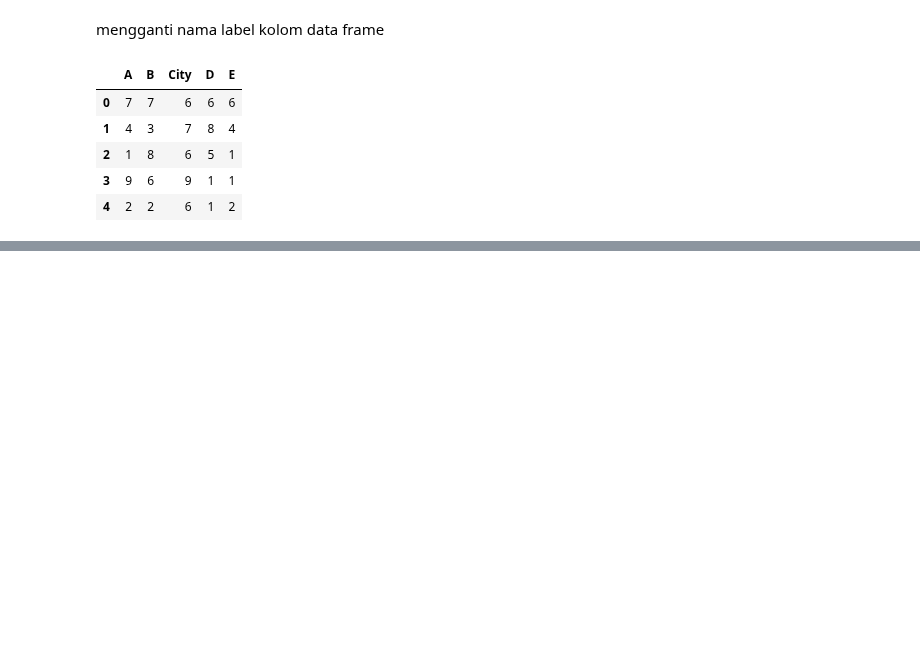
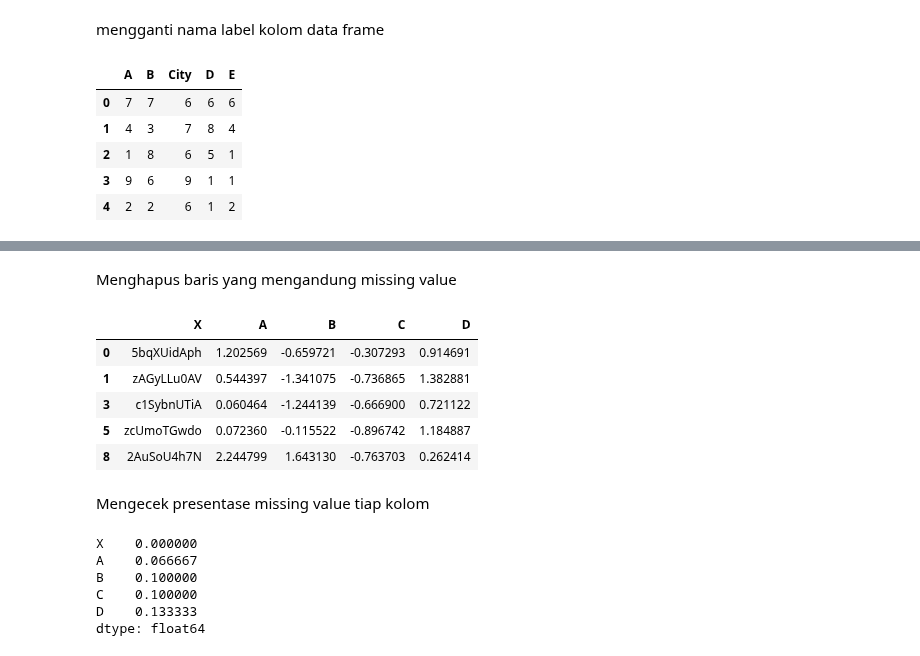
Before and after one commit to Edy-Mochamad/Learn-jupyter-notebook, a Jupyter notebook: pandas.ipynb, the cells around one changed output, grey strips where cells are left out. Drawn from its saved outputs; the diff is of its cells as text; code cells hidden in the pictures; blank space fills up the shorter version.

```diff
--- a/pandas.ipynb
+++ b/pandas.ipynb
@@ -314,0 +352,25 @@ df.rename(columns = {'A':'Id', 'B':'Number', 'E':'Total'})
+# %% [markdown]
+Menghapus baris yang mengandung missing value
+# %%
+df = df_backup.copy(deep = True)
+df = df.dropna(axis = 'rows')
+df.head()
+# %% [output]
+|  | X | A | B | C | D |
+| 0 | 5bqXUidAph | 1.202569 | -0.659721 | -0.307293 | 0.914691 |
+| 1 | zAGyLLu0AV | 0.544397 | -1.341075 | -0.736865 | 1.382881 |
+| 3 | c1SybnUTiA | 0.060464 | -1.244139 | -0.666900 | 0.721122 |
+| 5 | zcUmoTGwdo | 0.072360 | -0.115522 | -0.896742 | 1.184887 |
+| 8 | 2AuSoU4h7N | 2.244799 | 1.643130 | -0.763703 | 0.262414 |
+# %% [markdown]
+Mengecek presentase missing value tiap kolom
+# %%
+df = df_backup.copy(deep = True)
+df.isna().mean()
+# %% [output]
+X    0.000000
+A    0.066667
+B    0.100000
+C    0.100000
+D    0.133333
+dtype: float64
```
Also changed, not shown: parts of 10 cells of this notebook.
